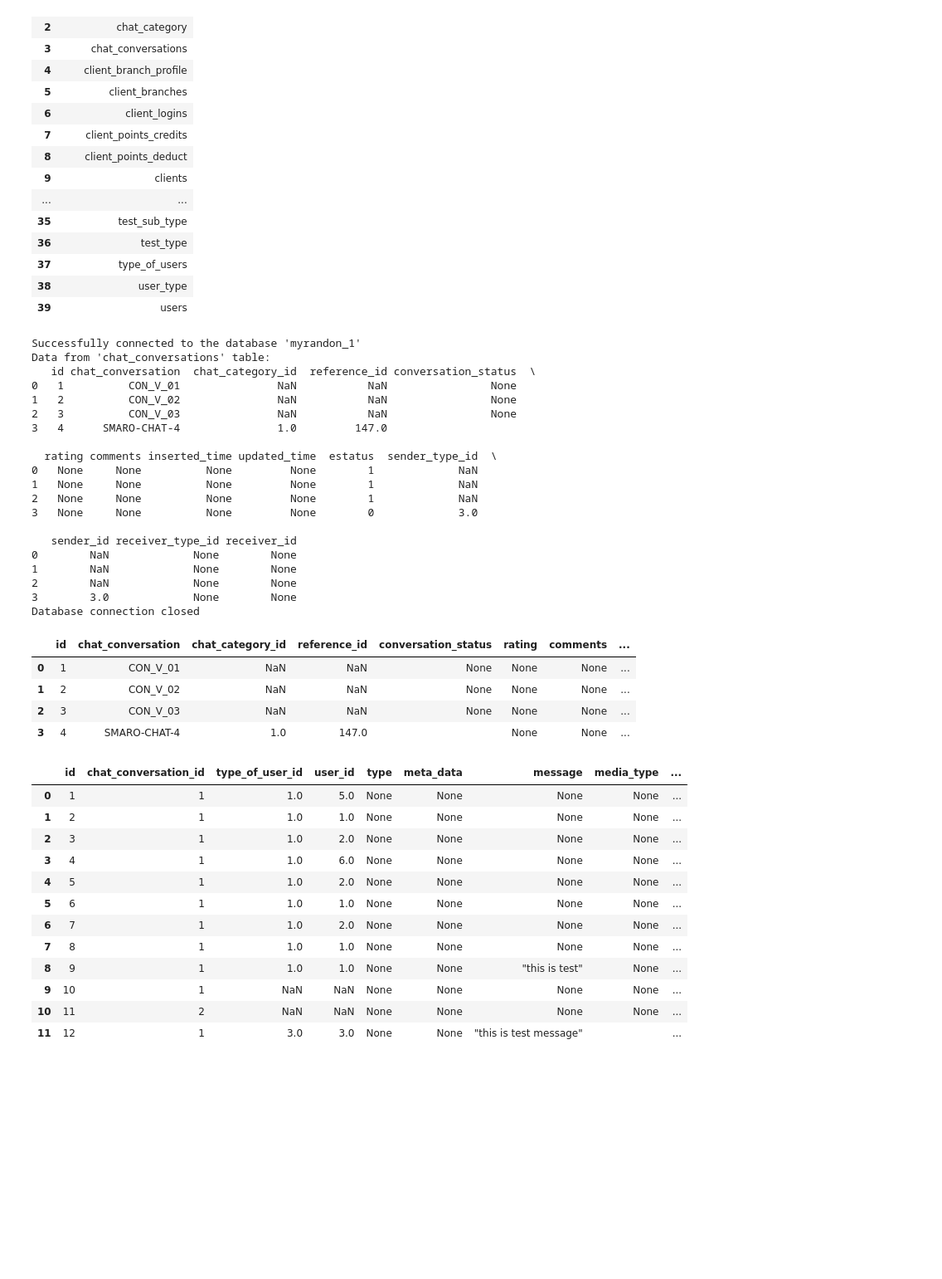
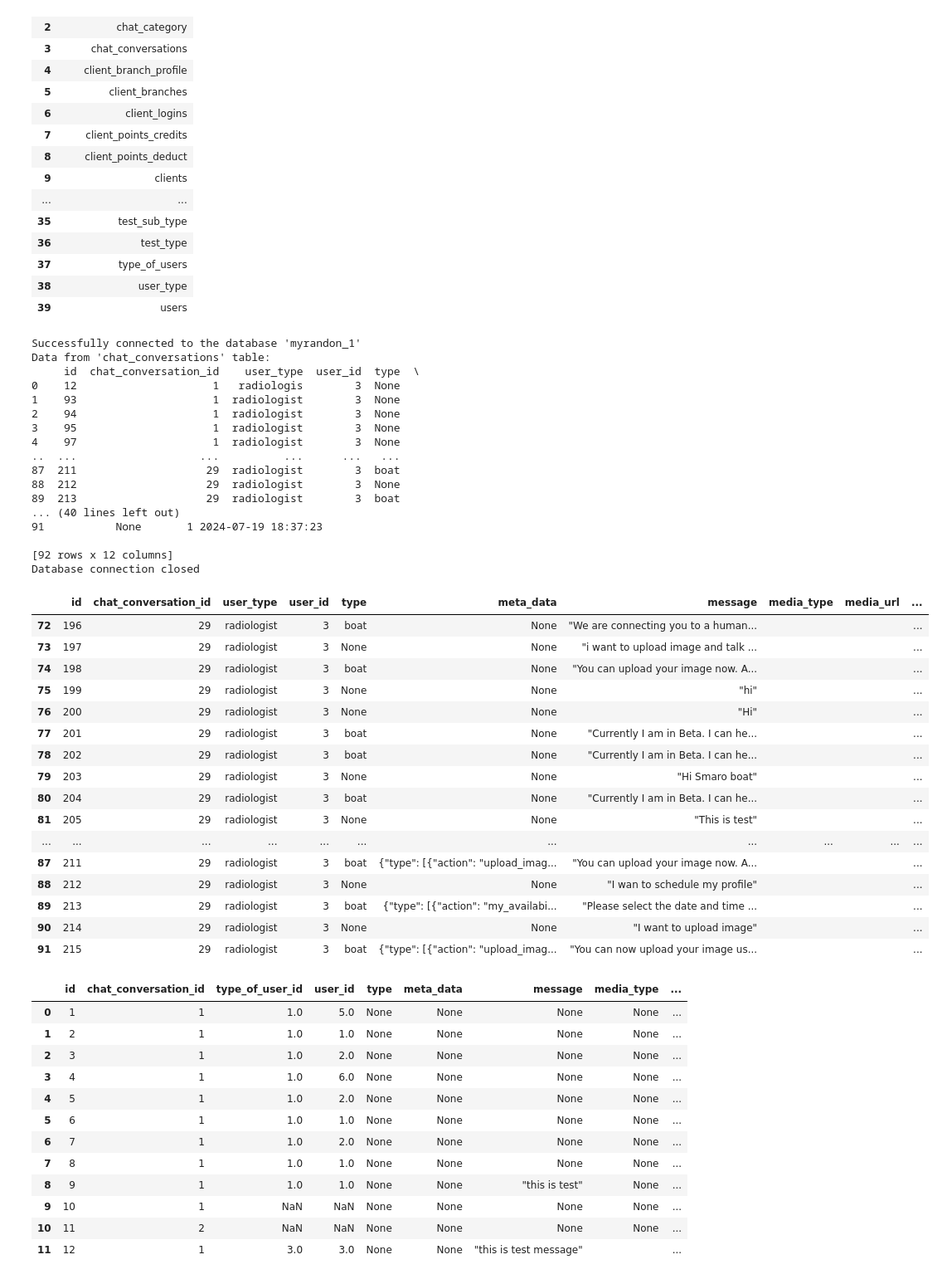
Before and after one commit to shwetohai/radio_api, a Jupyter notebook: code.ipynb, the cells around one changed output. Shown at 83% size. Drawn from its saved outputs; the diff is of its cells as text; code cells hidden in the pictures; blank space fills up the shorter version.

```diff
--- a/code.ipynb
+++ b/code.ipynb
@@ -243,7 +263,7 @@ try:
         cursor = connection.cursor()
 
         # Execute the SQL query to select all records
-        cursor.execute("SELECT * FROM chat_conversations")
+        cursor.execute("SELECT * FROM chat where user_id = 3.0 order by inserted_time")
         records = cursor.fetchall()
 
         # Get column names from the cursor description
@@ -267,29 +287,38 @@ finally:
 # %% [output]
 Successfully connected to the database 'myrandon_1'
 Data from 'chat_conversations' table:
-   id chat_conversation  chat_category_id  reference_id conversation_status  \
-0   1          CON_V_01               NaN           NaN                None
-1   2          CON_V_02               NaN           NaN                None
-2   3          CON_V_03               NaN           NaN                None
-3   4      SMARO-CHAT-4               1.0         147.0
+     id  chat_conversation_id    user_type  user_id  type  \
+0    12                     1   radiologis        3  None
+1    93                     1  radiologist        3  None
+2    94                     1  radiologist        3  None
+3    95                     1  radiologist        3  None
+4    97                     1  radiologist        3  None
+..  ...                   ...          ...      ...   ...
+87  211                    29  radiologist        3  boat
+88  212                    29  radiologist        3  None
+89  213                    29  radiologist        3  boat
+... (40 lines left out)
+91           None       1 2024-07-19 18:37:23
 
-  rating comments inserted_time updated_time  estatus  sender_type_id  \
-0   None     None          None         None        1             NaN
-1   None     None          None         None        1             NaN
-2   None     None          None         None        1             NaN
-3   None     None          None         None        0             3.0
-
-   sender_id receiver_type_id receiver_id
-0        NaN             None        None
-1        NaN             None        None
-2        NaN             None        None
-3        3.0             None        None
+[92 rows x 12 columns]
 Database connection closed
-# %%
-df
-# %% [output]
-|  | id | chat_conversation | chat_category_id | reference_id | conversation_status | rating | comments | ... |
-| 0 | 1 | CON_V_01 | NaN | NaN | None | None | None | ... |
-| 1 | 2 | CON_V_02 | NaN | NaN | None | None | None | ... |
-| 2 | 3 | CON_V_03 | NaN | NaN | None | None | None | ... |
-| 3 | 4 | SMARO-CHAT-4 | 1.0 | 147.0 |  | None | None | ... |
+# %%
+df.loc[df['user_id'] ==3].tail(20)
+# %% [output]
+|  | id | chat_conversation_id | user_type | user_id | type | meta_data | message | media_type | media_url | ... |
+| 72 | 196 | 29 | radiologist | 3 | boat | None | "We are connecting you to a human... |  |  | ... |
+| 73 | 197 | 29 | radiologist | 3 | None | None | "i want to upload image and talk ... |  |  | ... |
+| 74 | 198 | 29 | radiologist | 3 | boat | None | "You can upload your image now. A... |  |  | ... |
+| 75 | 199 | 29 | radiologist | 3 | None | None | "hi" |  |  | ... |
+| 76 | 200 | 29 | radiologist | 3 | None | None | "Hi" |  |  | ... |
+| 77 | 201 | 29 | radiologist | 3 | boat | None | "Currently I am in Beta. I can he... |  |  | ... |
+| 78 | 202 | 29 | radiologist | 3 | boat | None | "Currently I am in Beta. I can he... |  |  | ... |
+| 79 | 203 | 29 | radiologist | 3 | None | None | "Hi Smaro boat" |  |  | ... |
+| 80 | 204 | 29 | radiologist | 3 | boat | None | "Currently I am in Beta. I can he... |  |  | ... |
+| 81 | 205 | 29 | radiologist | 3 | None | None | "This is test" |  |  | ... |
+| ... | ... | ... | ... | ... | ... | ... | ... | ... | ... | ... |
+| 87 | 211 | 29 | radiologist | 3 | boat | {"type": [{"action": "upload_imag... | "You can upload your image now. A... |  |  | ... |
+| 88 | 212 | 29 | radiologist | 3 | None | None | "I wan to schedule my profile" |  |  | ... |
+| 89 | 213 | 29 | radiologist | 3 | boat | {"type": [{"action": "my_availabi... | "Please select the date and time ... |  |  | ... |
+| 90 | 214 | 29 | radiologist | 3 | None | None | "I want to upload image" |  |  | ... |
+| 91 | 215 | 29 | radiologist | 3 | boat | {"type": [{"action": "upload_imag... | "You can now upload your image us... |  |  | ... |
```
Also changed, not shown: parts of 5 cells of this notebook, 2 other files.
